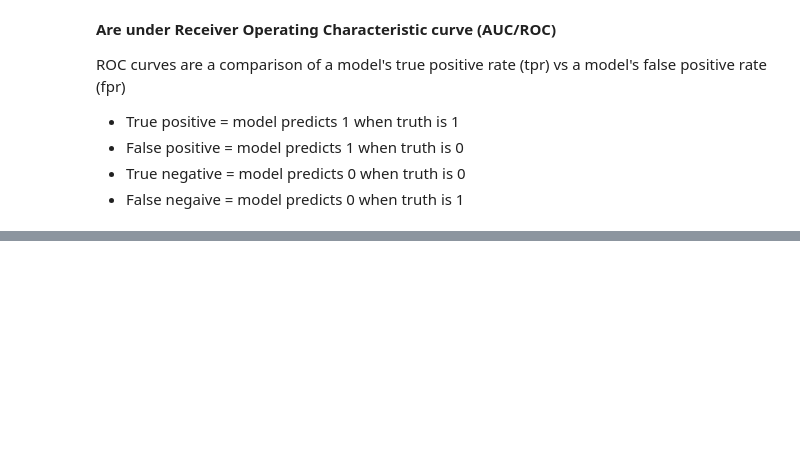
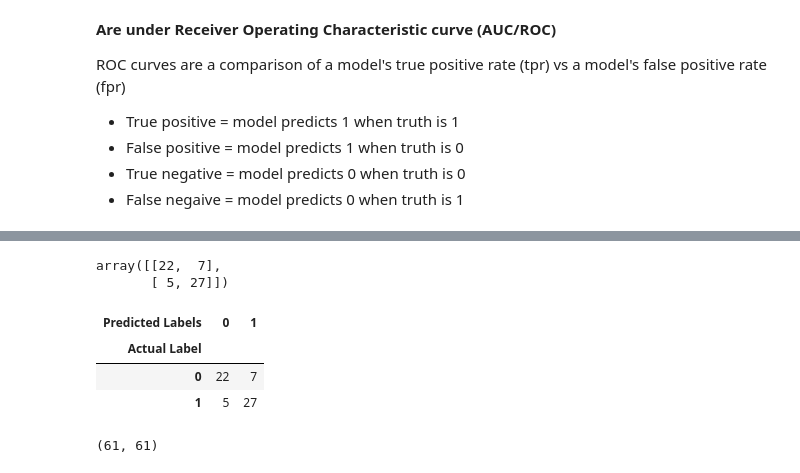
Before and after one commit to josematute/ml, a Jupyter notebook: sk-learn/scikit-learn_step_by_step.ipynb, the cells around one changed output, grey strips where cells are left out. Drawn from its saved outputs; the diff is of its cells as text; code cells hidden in the pictures; blank space fills up the shorter version.

```diff
--- a/sk-learn/scikit-learn_step_by_step.ipynb
+++ b/sk-learn/scikit-learn_step_by_step.ipynb
@@ -1045,0 +1091,21 @@ array([0.        , 0.        , 0.03448276, 0.03448276, 0.03448276,
+# %%
+from sklearn.metrics import confusion_matrix
+
+y_preds = clf.predict(X_test)
+
+confusion_matrix(y_test, y_preds)
+# %% [output]
+array([[22,  7],
+       [ 5, 27]])
+# %%
+# Visualize confusion matrix with pd.crosstab()
+pd.crosstab(y_test, y_preds, rownames=["Actual Label"], colnames=["Predicted Labels"])
+# %% [output]
+| Predicted Labels | 0 | 1 |
+| Actual Label |  |  |
+| 0 | 22 | 7 |
+| 1 | 5 | 27 |
+# %%
+(22+7+5+27, len(X_test))
+# %% [output]
+(61, 61)
```
Also changed, not shown: parts of 11 cells of this notebook.
